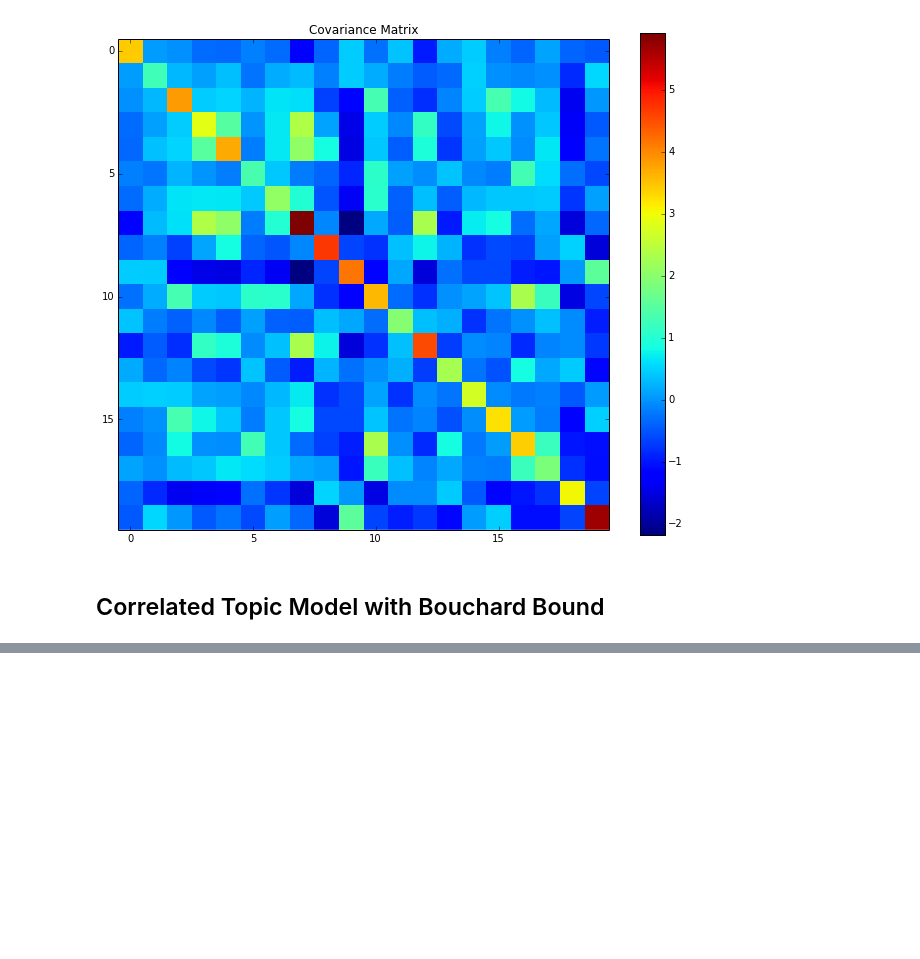
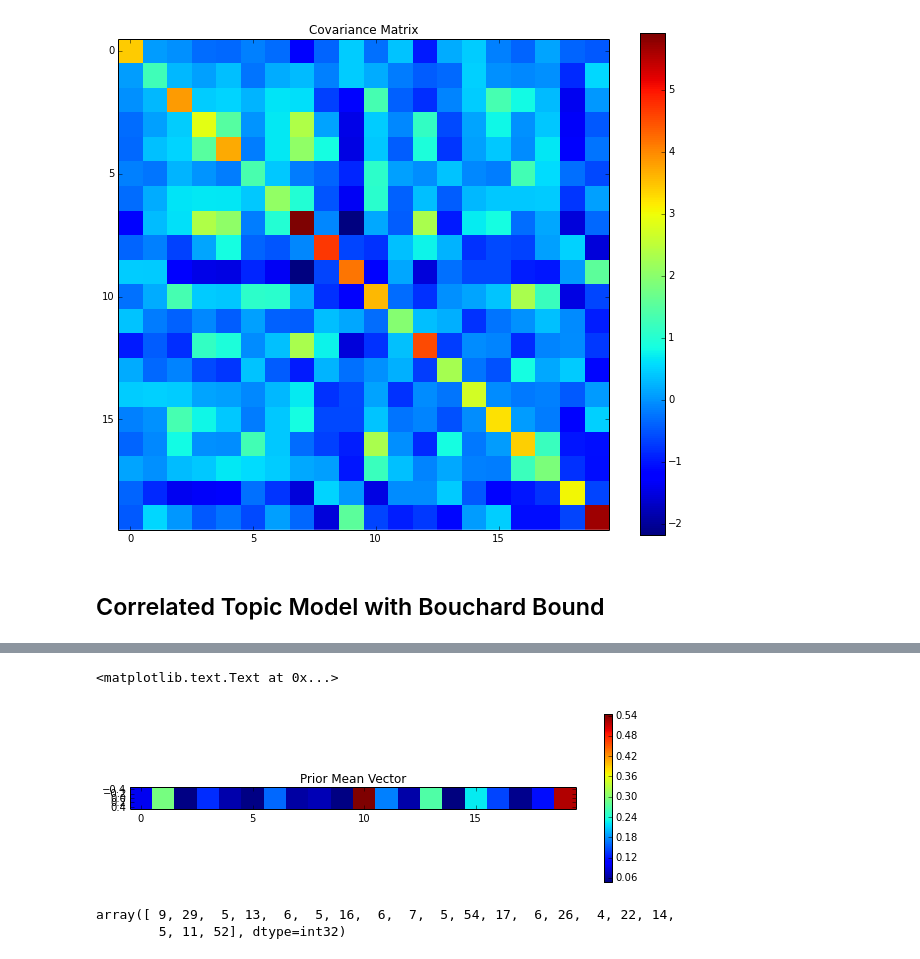
Before and after one commit to budgefeeney/sidetopics, a Jupyter notebook: src/notebooks/BohningBouchard.ipynb, the cells around one changed output, grey strips where cells are left out. Cells and saved outputs as stored; diff of their text form; code cells hidden in the pictures; blank space fills up the shorter version.

```diff
--- a/src/notebooks/BohningBouchard.ipynb
+++ b/src/notebooks/BohningBouchard.ipynb
@@ -259,0 +391,20 @@ ax.set_title("Covariance Matrix")
+# %%
+mu_b = np.exp(b_model.topicMean)
+mu_b /= np.sum(mu)
+mu_b = mu_b.reshape(1, len(mu_b))
+
+fig, ax = plt.subplots(figsize=(10,3))
+
+im = plt.imshow(mu_b, interpolation="none")
+
+cb = fig.colorbar(im, ax=ax)
+ax.set_title("Prior Mean Vector")
+# %% [output]
+<matplotlib.text.Text at 0x...>
+[figure, added]
+# %%
+# As integer percentages for readability
+(mu_b[0] * 100).astype(np.int32)
+# %% [output]
+array([ 9, 29,  5, 13,  6,  5, 16,  6,  7,  5, 54, 17,  6, 26,  4, 22, 14,
+        5, 11, 52], dtype=int32)
```
Also changed, not shown: parts of 33 cells of this notebook, 1 other file.
